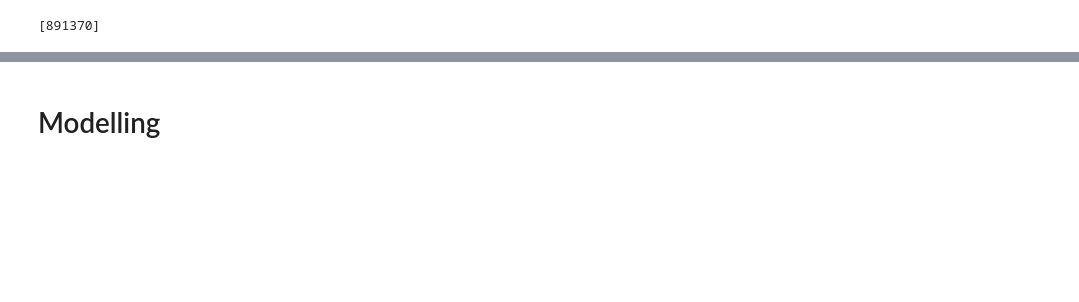
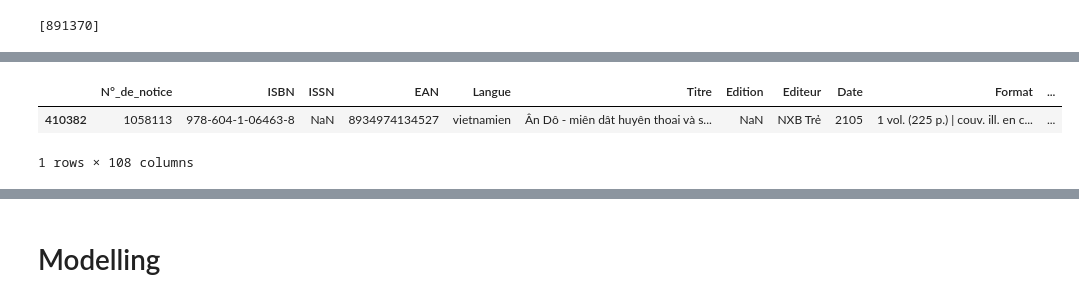
Before and after one commit to srosamont/Projects_Ironhack, a Jupyter notebook: Book_loan/Book_Loan_Cleaning.ipynb, the cells around one changed output, grey strips where cells are left out. Drawn from its saved outputs; the diff is of its cells as text; code cells hidden in the pictures; blank space fills up the shorter version.

```diff
--- a/Book_loan/Book_Loan_Cleaning.ipynb
+++ b/Book_loan/Book_Loan_Cleaning.ipynb
@@ -785,3 +816,3 @@ dataBook['Date'].isna().sum()
 # %%
-#fill missing date with na
-dataBook['Date'].fillna('UnknownDate',inplace=True)
+#fill missing date with 'Unknown'
+dataBook['Date'].fillna('Unknown',inplace=True)
@@ -787,0 +971,3 @@ dataBook['Date'].fillna('UnknownDate',inplace=True)
+# %%
+# Create a new column Date with the value of the dictionnary
+dataBook['New_date']=dataBook['Date'].map(lambda x : x if x not in dct_date.keys() else dct_date[x])
@@ -816,0 +1049,8 @@ dataBook['DateAge']=dataBook['Date'].map(lambda x : findDate(x))
+# %%
+#check records with dates >2018 (data supposed to be in till 2018)
+dataBook[dataBook['New_date']=='2105']
+#dataBook[dataBook['New_date']=='2019']
+# %% [output]
+|  | N°_de_notice | ISBN | ISSN | EAN | Langue | Titre | Edition | Editeur | Date | Format | ... |
+| 410382 | 1058113 | 978-604-1-06463-8 | NaN | 8934974134527 | vietnamien | Ân Dô - miên dât huyên thoai và s... | NaN | NXB Trẻ | 2105 | 1 vol. (225 p.) | couv. ill. en c... | ... |
+1 rows × 108 columns
```
Also changed, not shown: parts of 115 cells of this notebook.
